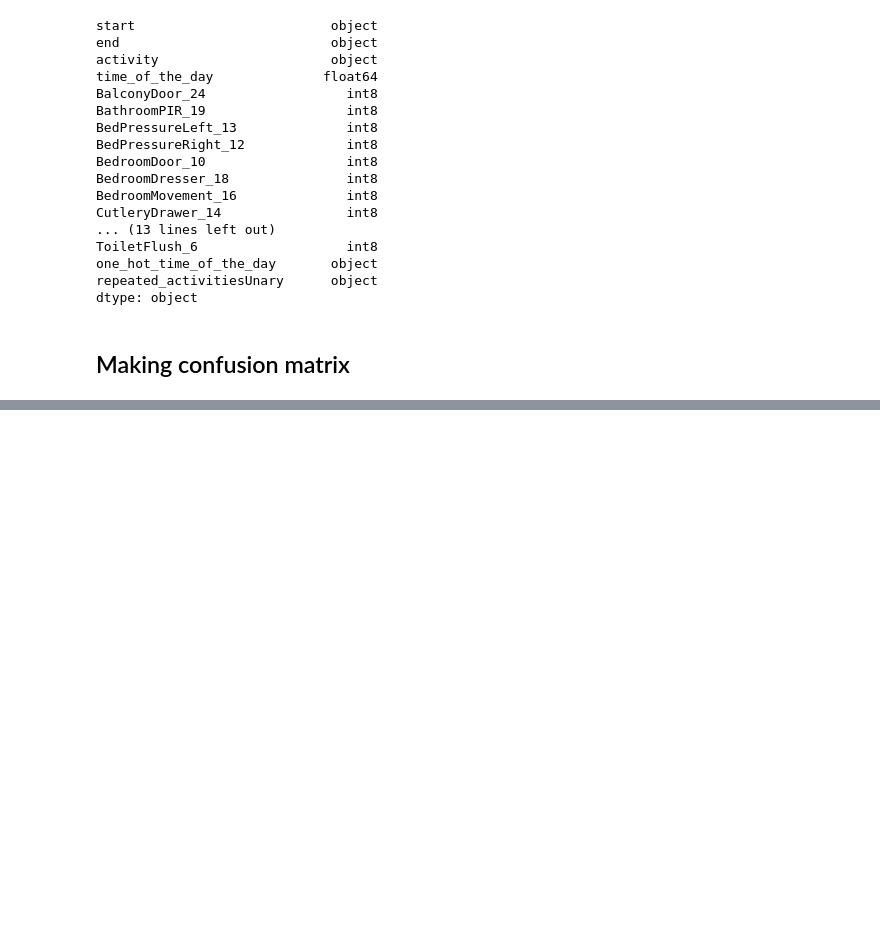
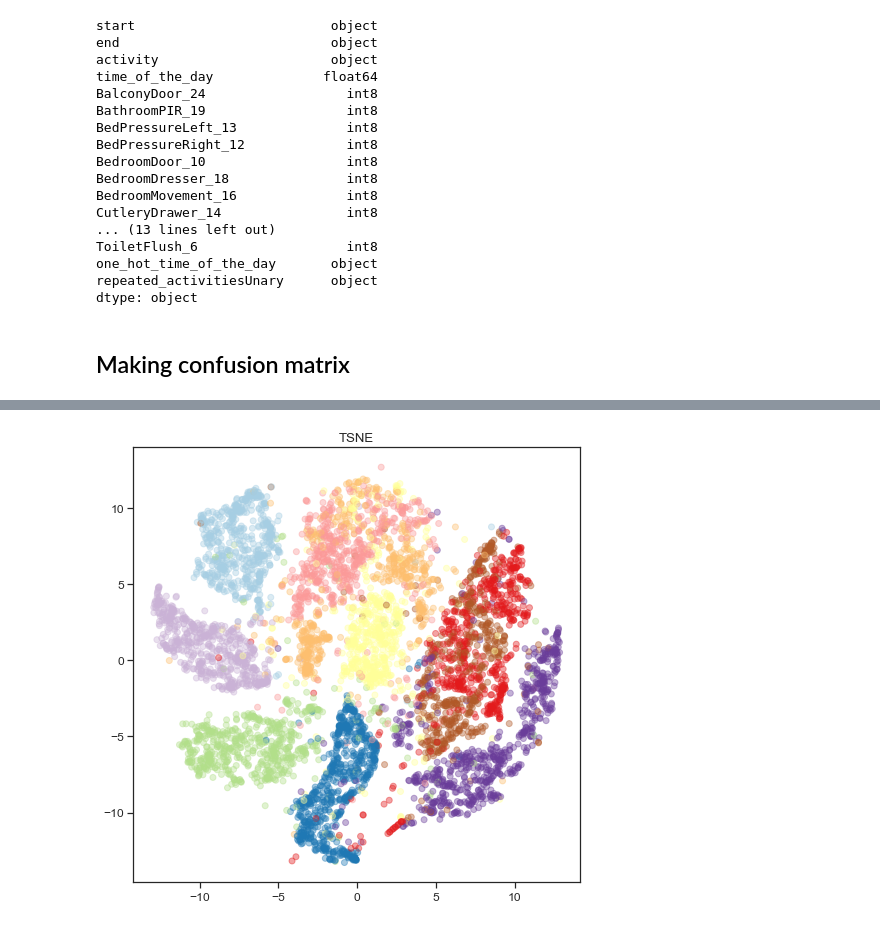
Before and after one commit to harshgrovr/Graphs-Approaches-for-Activity-Recognition-Independent-of-House-Layout, a Jupyter notebook: related_code/3-basics/code.ipynb, the cells around one changed output, grey strips where cells are left out. Cells and saved outputs as stored; diff of their text form; code cells hidden in the pictures; blank space fills up the shorter version.

```diff
--- a/related_code/3-basics/code.ipynb
+++ b/related_code/3-basics/code.ipynb
@@ -639,0 +758,2 @@ train_idx = list(set(total_ids) -  set(valid_idx))
+# %%
+Y = pd.DataFrame(y_train)
@@ -639,0 +769,16 @@ train_idx = list(set(total_ids) -  set(valid_idx))
+# %%
+X = X.sample(frac=0.1, random_state=10).reset_index(drop=True)
+Y = Y.sample(frac=0.1, random_state=10).reset_index(drop=True)
+df = X
+# %%
+import time
+
+from sklearn.manifold import TSNE
+
+#n_sne = 7000
+
+time_start = time.time()
+tsne = TSNE(n_iter=300)
+tsne_results = tsne.fit_transform(df.values)
+
+print ('t-SNE done! Time elapsed: {} seconds'.format(time.time()-time_start))
@@ -639,0 +787,18 @@ train_idx = list(set(total_ids) -  set(valid_idx))
+# %%
+df['label'] = Y
+# %%
+import matplotlib.pyplot as plt
+%matplotlib inline
+# Create the figure
+fig = plt.figure( figsize=(8,8) )
+ax = fig.add_subplot(1, 1, 1, title='TSNE' )
+# Create the scatter
+ax.scatter(
+    x=tsne_results[:,0],
+    y=tsne_results[:,1],
+    c=df['label'],
+    cmap=plt.cm.get_cmap('Paired'),
+    alpha=0.4)
+plt.savefig('./images/MNIST_TSNE')
+# %% [output]
+[figure, added]
```
Also changed, not shown: parts of 16 cells of this notebook, 7 other files.
